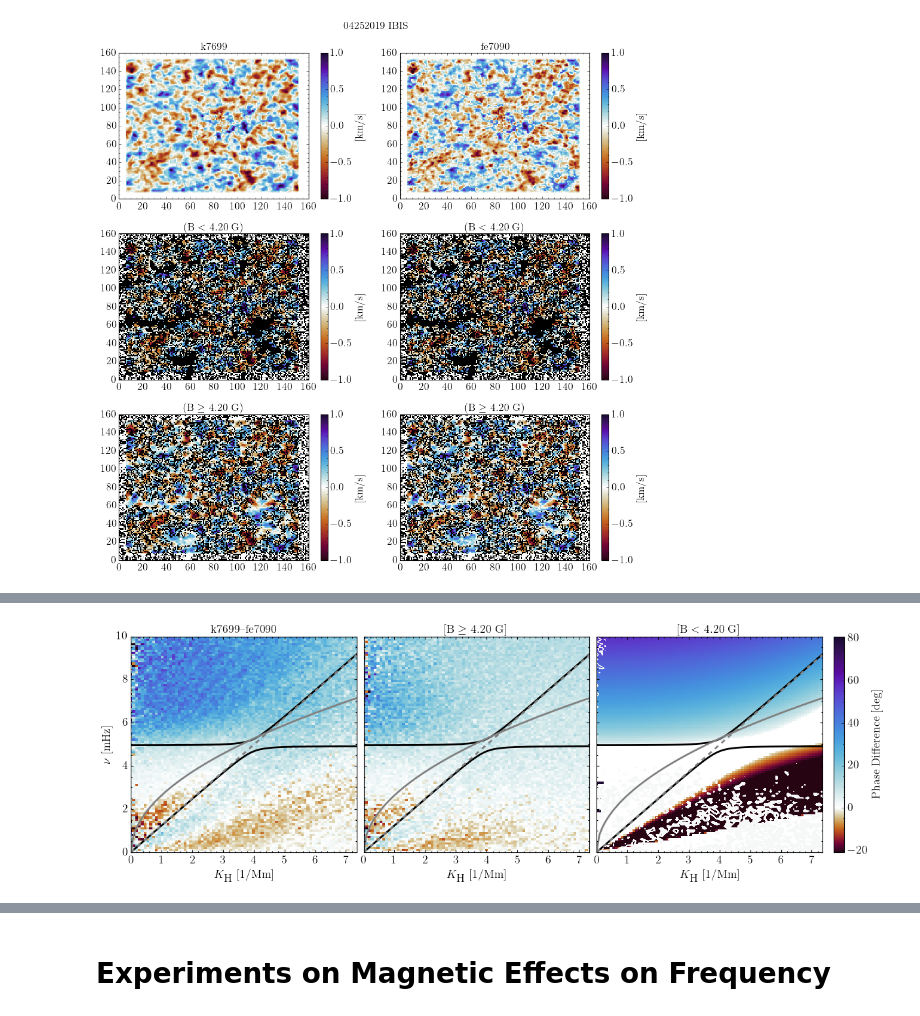
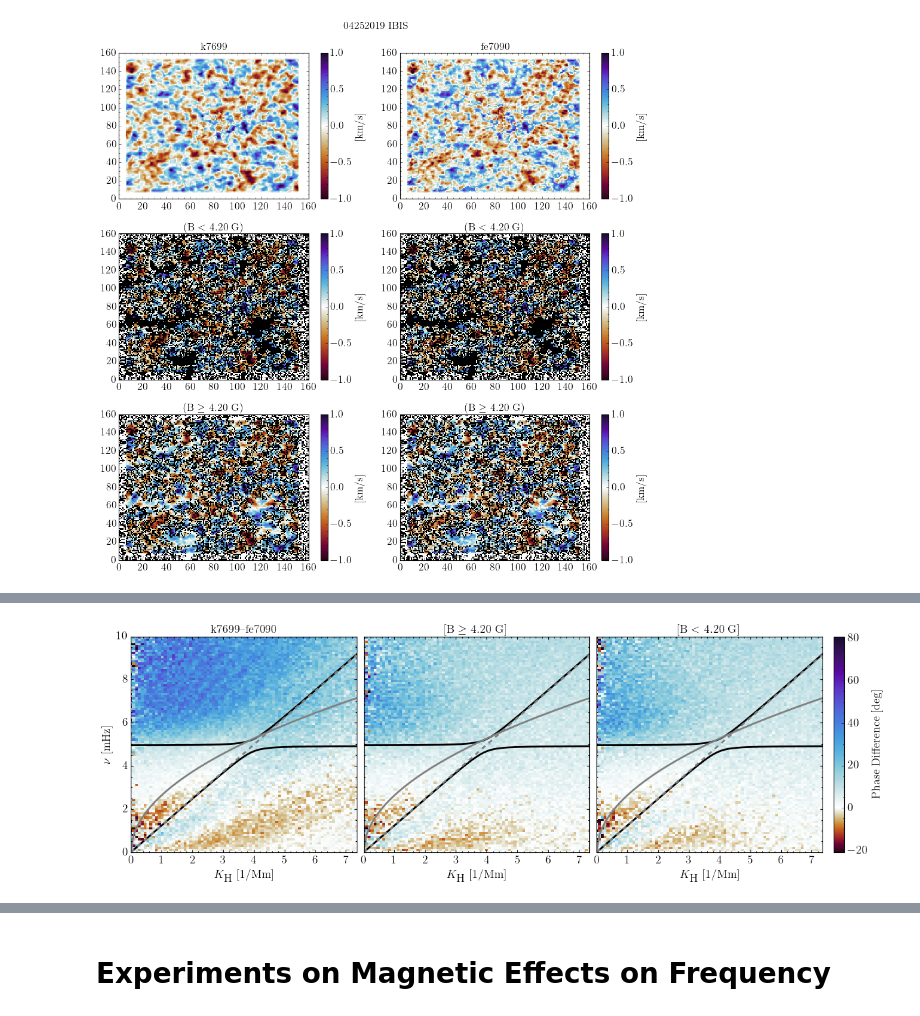
Before and after one commit to JulioM1823/Vesa_2026, a Jupyter notebook: Code/J_AGW_Magnetic_Field_Effects/notebook_filter_magnetic_field.ipynb, the cells around one changed output, grey strips where cells are left out. Cells and saved outputs as stored; diff of their text form; code cells hidden in the pictures.

```diff
--- a/Code/J_AGW_Magnetic_Field_Effects/notebook_filter_magnetic_field.ipynb
+++ b/Code/J_AGW_Magnetic_Field_Effects/notebook_filter_magnetic_field.ipynb
@@ -75,7 +75,7 @@ written_date = "25Apr2019"
 date_image_information = config_object[date]
 
 # Data directory
-data_dir = "/Users/juliomorales/Library/CloudStorage/GoogleDrive-juliomorales1823@gmail.com/My Drive/Graduate School/Research/Projects/Helioseismology/Vesa_2024/Data/"
+data_dir = "/Users/juliomorales/Library/CloudStorage/GoogleDrive-juliomorales1823@gmail.com/My Drive/Graduate School/Research/Projects/Helioseismology/Vesa_2025/Data/"
 
 # Model atmosphere of the Sun
 model_atm_data = ascii.read(data_dir + "CSM_A.dat")
@@ -1450,5 +775,4 @@ dd.plot_diagnostic_diagram(model = model)
 # %%
-
 ###############################################################################
 #################################### Plot #####################################
 ###############################################################################
@@ -1515,21 +839,12 @@ axs[1].set_title(r"[B $\geq$ {:.2f} G]".format(chosen_mag_val))
 im4 = axs[2].pcolormesh(
     KH / convert_arcseconds_to_Mm,
     NU,
-    np.swapaxes(delta_phi, 0, 1),
+    spectrum_nonmagnetic,
     cmap=cmap,
     shading="auto",
     norm=mcolors.TwoSlopeNorm(vmin=vmin, vcenter=0.0, vmax=vmax),
     rasterized=True,
 )
-
-axs[2].contourf(
-    KH / convert_arcseconds_to_Mm,
-    NU,
-        spectrum_nonmagnetic,
-        cmap = 'RdBu',
-        levels = [-1, 1],
-        linestyles="--",
-    )
 
 
 # cbar = plt.colorbar(im4, ax=ax4)
@@ -1561,31 +876,31 @@ for ax in axs.flat:
         horizontal_array / convert_arcseconds_to_Mm,
         np.sqrt(qval1) * 1000 / (2 * np.pi),
         color=color_regime,
         linewidth=2.5,
     )
     ax.plot(
         horizontal_array / convert_arcseconds_to_Mm,
         np.sqrt(qval2) * 1000 / (2 * np.pi),
         color=color_regime,
         linewidth=2.5,
     )
     ax.plot(
         horizontal_array / convert_arcseconds_to_Mm,
         surface_fmode * 1000 / (2 * np.pi),
         color=color_fmode,
         linewidth=2.5,
     )
     ax.plot(
         horizontal_array / convert_arcseconds_to_Mm,
         lamb_curve * 1000 / (2 * np.pi),
         color=color_lamb,
         linewidth=2.5,
         linestyle="--",
     )
 
 fig.set_constrained_layout_pads(wspace=-0.0001, hspace=-0.0001)
 
 # fig.savefig("%s_%s_%s_masked_magnetic_field.png"%(spectral_line_higher,spectral_line_lower,fname_type), dpi=400, bbox_inches="tight")
 plt.show()
 # %% [output]
-[figure, old version]
+[figure, new version]
```
Also changed, not shown: parts of 5 cells of this notebook, 2 other files.
